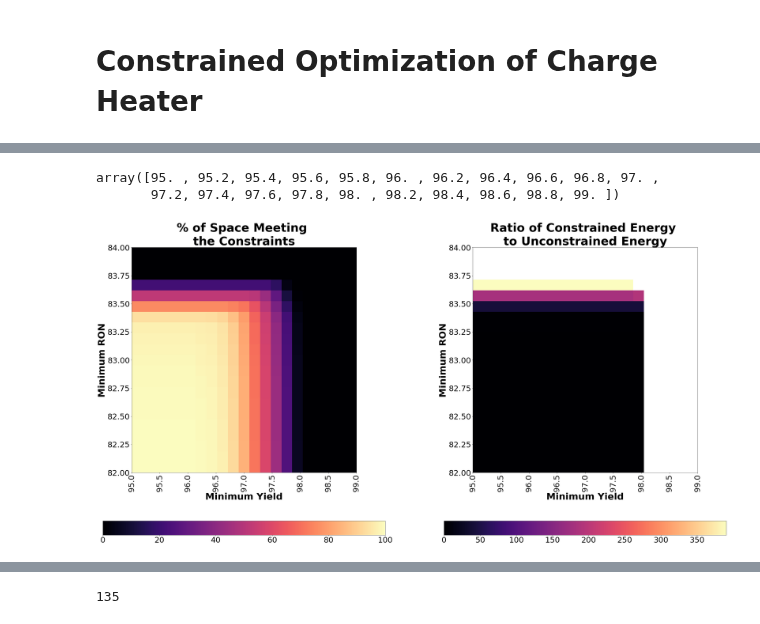
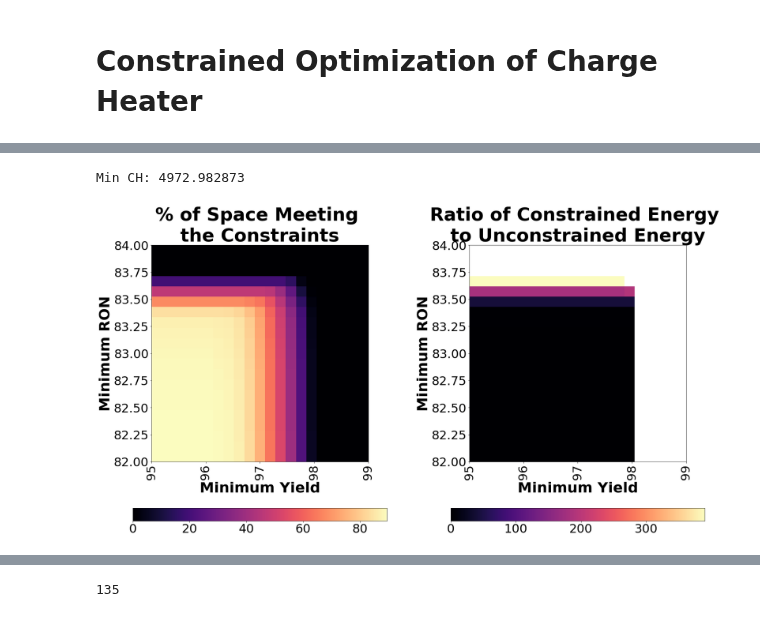
Before and after one commit to KISRDevelopment/iso-exploration, a Jupyter notebook: global_optima.ipynb, the cells around one changed output, grey strips where cells are left out. Drawn from its saved outputs; the diff is of its cells as text; code cells hidden in the pictures.

```diff
--- a/global_optima.ipynb
+++ b/global_optima.ipynb
@@ -261,6 +298,10 @@ for i, r1t in enumerate(r1s):
 
 n,m = M.shape
 
+r1t, r2t = global_sol.loc['process_ron', 'r1_temp'], global_sol.loc['process_ron', 'r2_temp']
+mi = r1s.index(r1t)
+mj = r2s.index(r2t)
+
 f, ax = plt.subplots(1, 1, figsize=(20, 20))
 im = ax.imshow(M, origin='lower')
 ax.set_xticks(np.arange(m))
@@ -272,5 +313,6 @@ ax.set_ylabel('R1 Temp', fontsize=38, fontweight='bold')
 cbar = f.colorbar(im, ax=ax, shrink=0.8)
 cbar.ax.tick_params(labelsize=32)
 ax.set_title('Process RON', fontsize=48, fontweight='bold')
+ax.plot(mj, mi, markersize=50, marker='x', color='magenta', markeredgewidth=10)
 plt.savefig("tmp/fig7_ron.tiff", bbox_inches='tight', transparent=True, pad_inches=0, dpi=300, pil_kwargs={"compression": "tiff_lzw"})
 # %% [output]
@@ -289,6 +331,10 @@ for i, r1t in enumerate(r1s):
 
 n,m = M.shape
 
+r1t, r2t = global_sol.loc['process_yield', 'r1_temp'], global_sol.loc['process_yield', 'r2_temp']
+mi = r1s.index(r1t)
+mj = r2s.index(r2t)
+
 f, ax = plt.subplots(1, 1, figsize=(20, 20))
 im = ax.imshow(M, origin='lower', cmap='inferno')
 ax.set_xticks(np.arange(m))
@@ -300,6 +346,9 @@ ax.set_ylabel('R1 Temp', fontsize=38, fontweight='bold')
 cbar = f.colorbar(im, ax=ax, shrink=0.8)
 cbar.ax.tick_params(labelsize=32)
 ax.set_title('Process Yield', fontsize=48, fontweight='bold')
+
+ax.plot(mj, mi, markersize=50, marker='x', color='magenta', markeredgewidth=10)
+
 plt.savefig("tmp/fig7_yield.tiff", bbox_inches='tight', transparent=True, pad_inches=0, dpi=300,
-            pil_kwargs={"compression": "tiff_lzw"})
+           pil_kwargs={"compression": "tiff_lzw"})
 # %% [output]
@@ -415,13 +409,27 @@ for i in range(min_rons.shape[0]):
-# %%
-np.linspace(95, 99, 21)
-# %% [output]
-array([95. , 95.2, 95.4, 95.6, 95.8, 96. , 96.2, 96.4, 96.6, 96.8, 97. ,
-       97.2, 97.4, 97.6, 97.8, 98. , 98.2, 98.4, 98.6, 98.8, 99. ])
 # %%
-f, axes = plt.subplots(1, 2, figsize=(40, 20))
+min_rons = np.linspace(82, 84, 21)
+min_yields = np.linspace(95, 99, 21)
+opt_ch = np.zeros((min_rons.shape[0], min_yields.shape[0]))
+opt_size = np.zeros((min_rons.shape[0], min_yields.shape[0]))
+for i in range(min_rons.shape[0]):
+    for j in range(min_yields.shape[0]):
+        min_ron = min_rons[i]
+        min_yield = min_yields[j]
+        ix = (ffdf['process_ron'] >= min_ron) & (ffdf['process_yield'] >= min_yield)
+        if np.sum(ix) > 0:
+            sdf = ffdf[ix]
+            opt_ch[i, j] = np.min(sdf['r1_charge_heater'])
+            opt_size[i, j] = np.sum(ix)
+        else:
+            opt_ch[i,j] = np.nan
+
+min_ch = np.min(dfe[dfe['r1_charge_heater'] > 0]['r1_charge_heater'])
+print("Min CH: %f" % min_ch)
+
+f, axes = plt.subplots(1, 2, figsize=(30, 15))
 
 ax = axes[0]
-M = opt_size * 100/ np.sum(dfe['r1_charge_heater'] > 0)
+M = opt_size * 100/ dfe.shape[0]
 
 im = ax.imshow(M, origin='lower', vmin=0, cmap='magma', extent=[95, 99, 82, 84], aspect=2)
 # ax.set_xticks(np.arange(m))
@@ -433,33 +441,36 @@ ax.tick_params(axis='x', labelsize=32, rotation=90)
 ax.tick_params(axis='y', labelsize=32)
 
 ax.set_xlabel('Minimum Yield', fontsize=38, fontweight='bold')
 ax.set_ylabel('Minimum RON', fontsize=38, fontweight='bold')
 cbar = f.colorbar(im, ax=ax, shrink=0.8, orientation='horizontal')
 cbar.ax.tick_params(labelsize=32)
 
 ax.set_title('% of Space Meeting \nthe Constraints', fontsize=48, fontweight='bold')
 
 n,m = opt_ch.shape
 M = opt_ch / min_ch
 
 ax = axes[1]
 im = ax.imshow(M, origin='lower', vmin=0, cmap='magma', extent=[95, 99, 82, 84], aspect=2)
 # ax.set_xticks(np.arange(m))
 # ax.set_xticklabels(['%4.2f' % d for d in min_yields], rotation=90, fontsize=32, fontweight='bold')
 # ax.set_yticks(np.arange(n))
 # ax.set_yticklabels(['%4.2f' % d for d in min_rons], fontsize=32, fontweight='bold')
 
 ax.tick_params(axis='x', labelsize=32, rotation=90)
 ax.tick_params(axis='y', labelsize=32)
 
 ax.set_xlabel('Minimum Yield', fontsize=38, fontweight='bold')
 ax.set_ylabel('Minimum RON', fontsize=38, fontweight='bold')
 cbar = f.colorbar(im, ax=ax, shrink=0.8, orientation='horizontal')
 cbar.ax.tick_params(labelsize=32)
 ax.set_title('Ratio of Constrained Energy \nto Unconstrained Energy', fontsize=48, fontweight='bold')
 
-f.tight_layout()
+#f.tight_layout()
+f.subplots_adjust(wspace=0)
+
 plt.savefig("tmp/fig8.tiff", bbox_inches='tight', transparent=True, pad_inches=0, dpi=300, pil_kwargs={"compression": "tiff_lzw"})
 # %% [output]
+Min CH: 4972.982873
-[figure, old version]
+[figure, new version]
 # %%
```
Also changed, not shown: parts of 15 cells of this notebook, 11 other files.
